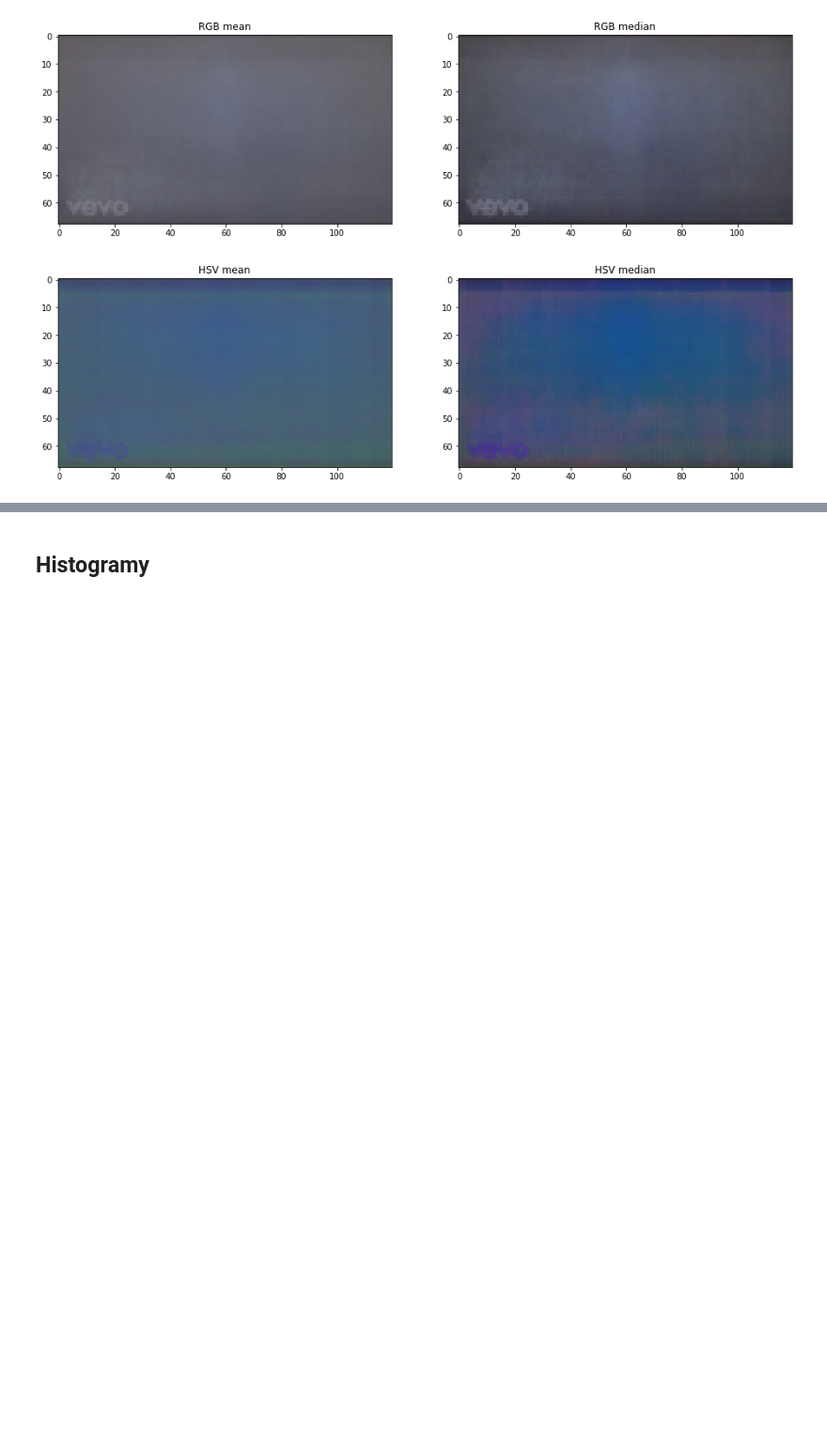
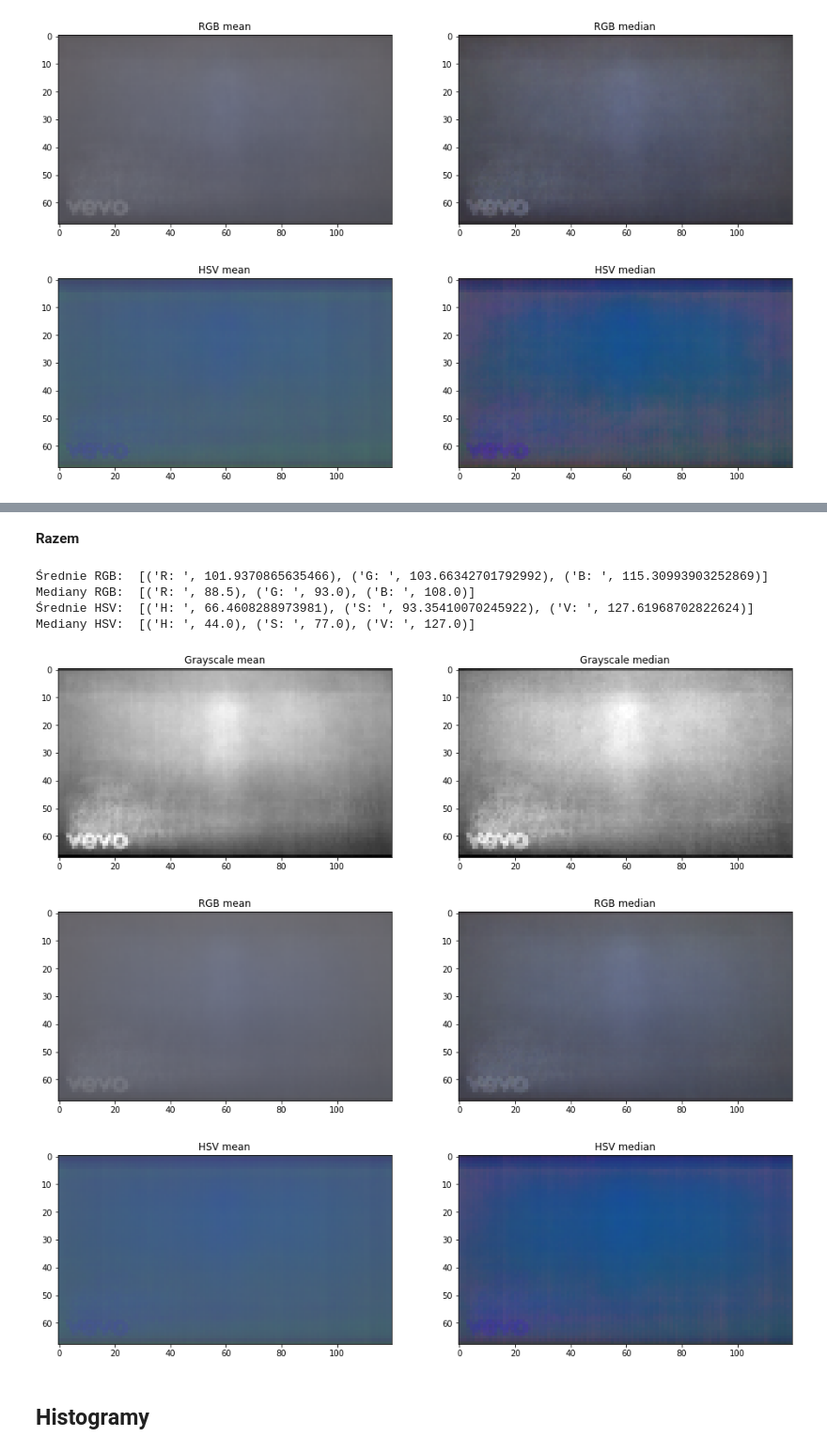
Before and after one commit to DominikKossinski/PED, a Jupyter notebook: PED_2.ipynb, the cells around one changed output, grey strips where cells are left out. Shown at 94% size. Saved outputs shown, nothing was run; the diff lists cells and outputs as text; code cells hidden in the pictures; blank space fills up the shorter version.

```diff
--- a/PED_2.ipynb
+++ b/PED_2.ipynb
@@ -345,3 +359,15 @@ Mediany HSV:  [('H: ', 56.0), ('S: ', 79.0), ('V: ', 118.0)]
+# %% [markdown]
+**Razem**
+# %%
+col_analysis('all')
+# %% [output]
+Średnie RGB:  [('R: ', 101.9370865635466), ('G: ', 103.66342701792992), ('B: ', 115.30993903252869)]
+Mediany RGB:  [('R: ', 88.5), ('G: ', 93.0), ('B: ', 108.0)]
+Średnie HSV:  [('H: ', 66.4608288973981), ('S: ', 93.35410070245922), ('V: ', 127.61968702822624)]
+Mediany HSV:  [('H: ', 44.0), ('S: ', 77.0), ('V: ', 127.0)]
+[figure, added]
+[figure, added]
+[figure, added]
 # %% [markdown]
 ## Histogramy
 # %%
```
Also changed, not shown: parts of 18 cells of this notebook, 1 other file.
